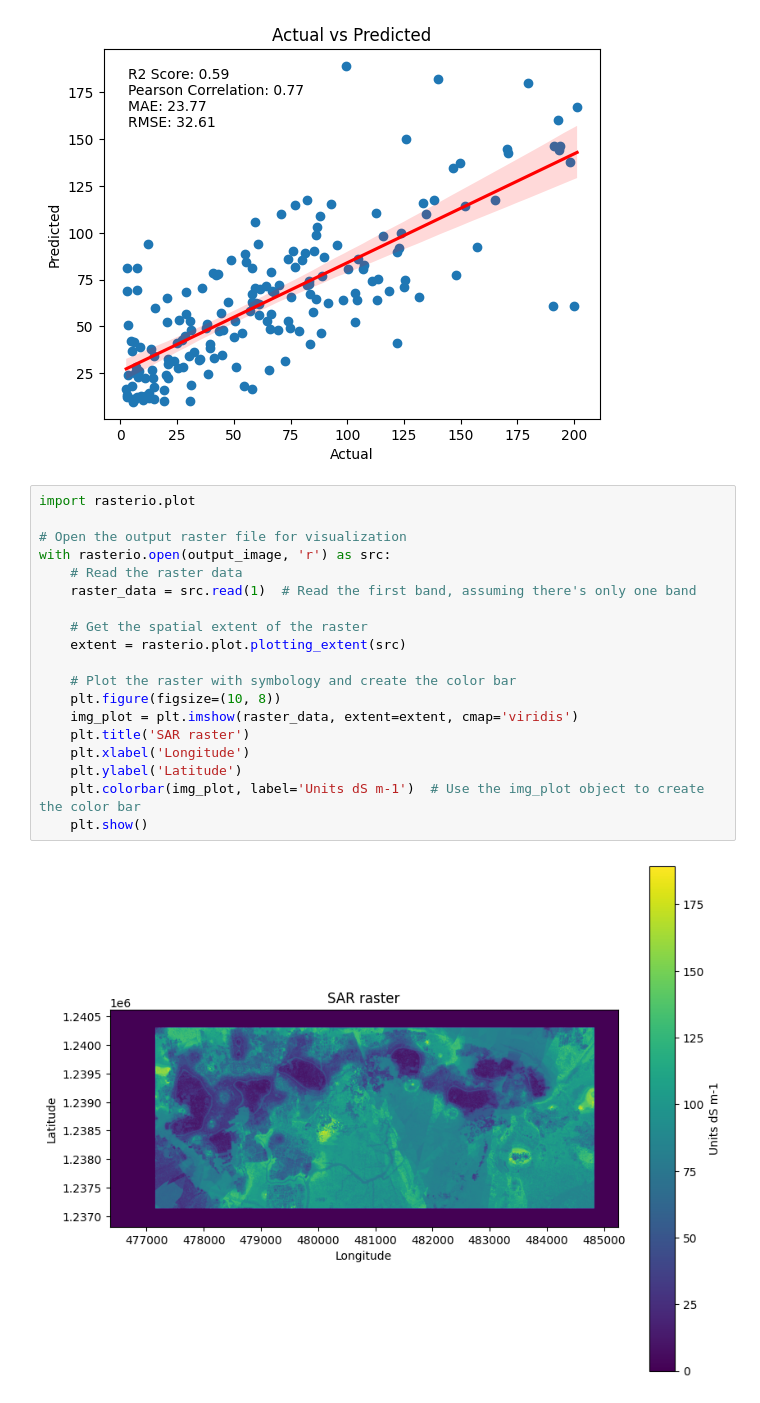
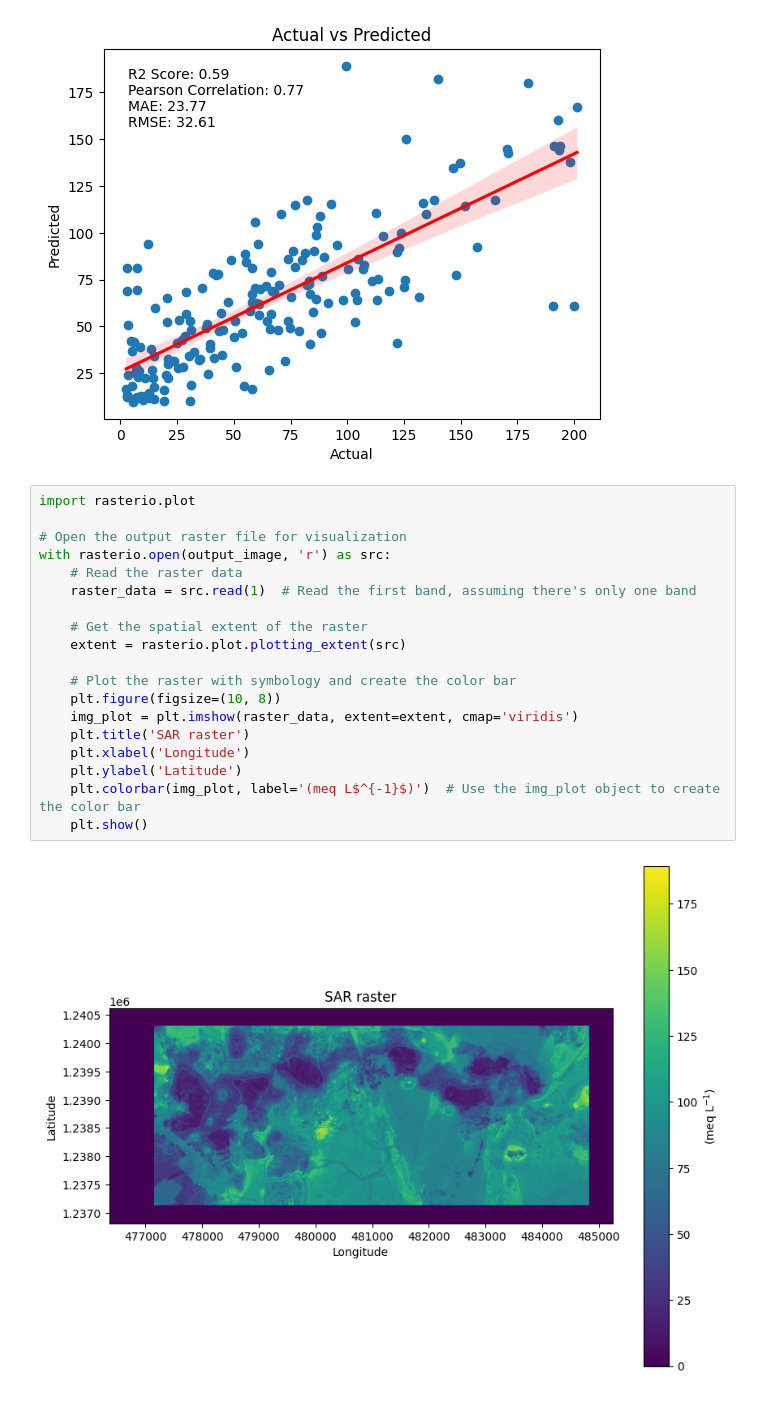
Before and after one commit to Emmanuel461/PML_2023_2024, a Jupyter notebook: Final_work/Codes/3.Modeling.ipynb, the cells around one changed output. Saved outputs shown, nothing was run; the diff lists cells and outputs as text.

```diff
--- a/Final_work/Codes/3.Modeling.ipynb
+++ b/Final_work/Codes/3.Modeling.ipynb
@@ -566,21 +566,21 @@ Root Mean Squared Error (RMSE): 32.6135257215354
 # %%
 import rasterio.plot
 
 # Open the output raster file for visualization
 with rasterio.open(output_image, 'r') as src:
     # Read the raster data
     raster_data = src.read(1)  # Read the first band, assuming there's only one band
 
     # Get the spatial extent of the raster
     extent = rasterio.plot.plotting_extent(src)
 
     # Plot the raster with symbology and create the color bar
     plt.figure(figsize=(10, 8))
     img_plot = plt.imshow(raster_data, extent=extent, cmap='viridis')
     plt.title('SAR raster')
     plt.xlabel('Longitude')
     plt.ylabel('Latitude')
-    plt.colorbar(img_plot, label='Units dS m-1')  # Use the img_plot object to create the color bar
+    plt.colorbar(img_plot, label='(meq L$^{-1}$)')  # Use the img_plot object to create the color bar
     plt.show()
 # %% [output]
-[figure, old version]
+[figure, new version]
```
Also changed, not shown: parts of 3 cells of this notebook, 2 other files.
